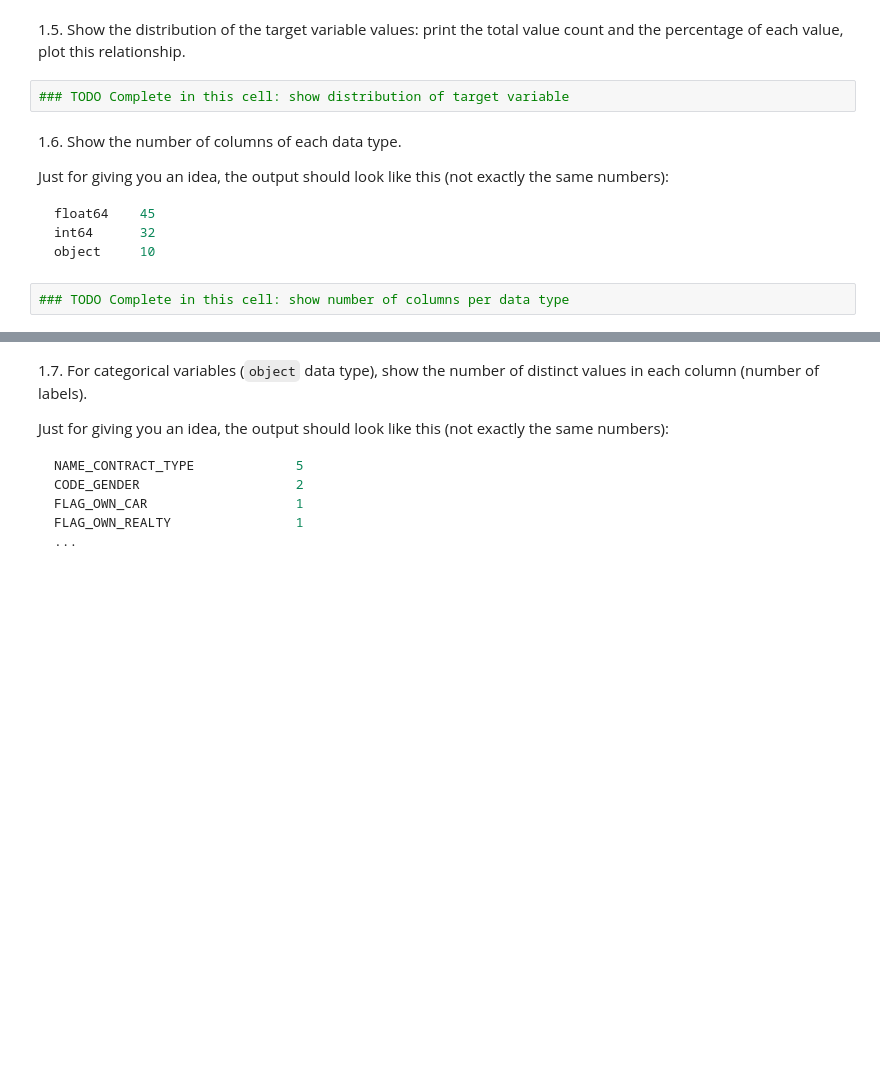
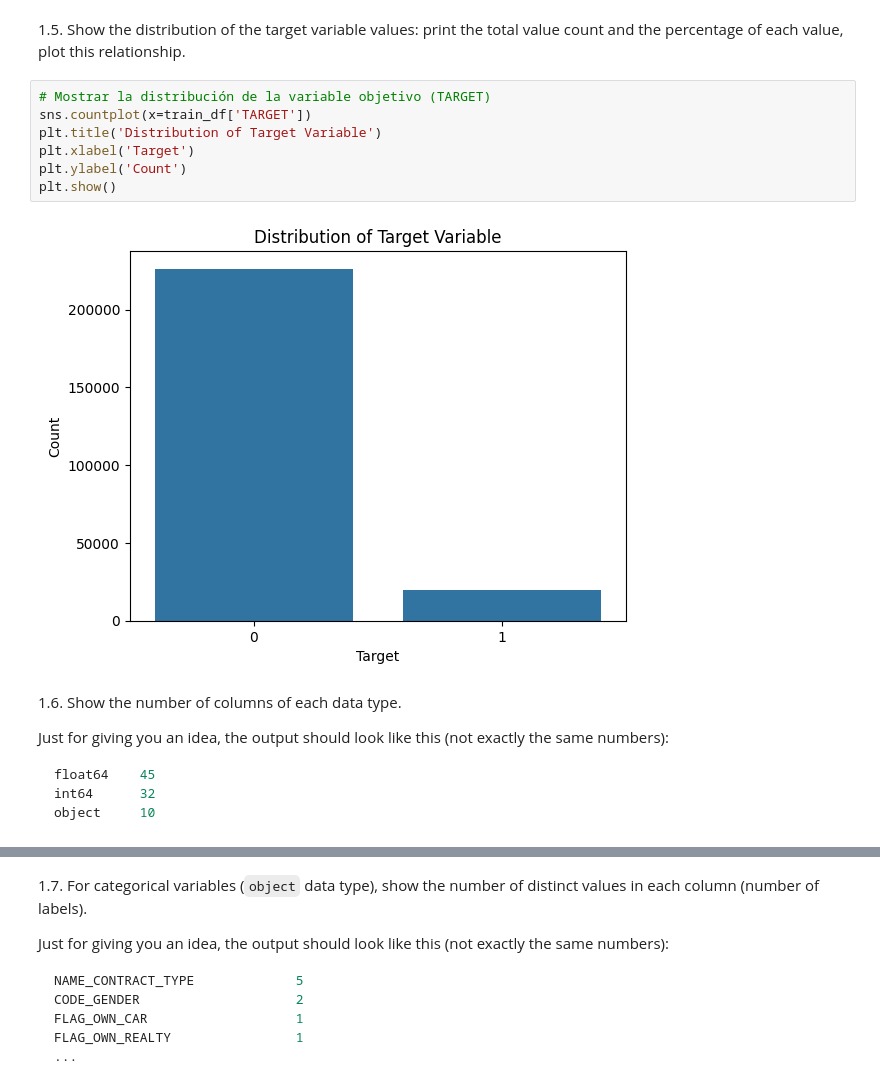
Before and after one commit to mmillan18/project2IB, a Jupyter notebook: assignment_Proy2/Features_Project 02.ipynb, the cells around one changed output, grey strips where cells are left out. Drawn from its saved outputs; the diff is of its cells as text; blank space fills up the shorter version.

````diff
--- a/assignment_Proy2/Features_Project 02.ipynb
+++ b/assignment_Proy2/Features_Project 02.ipynb
@@ -96,7 +170,14 @@ AMT_REQ_CREDIT_BUREAU_DAY|0.0|0.0|0.0|0.0|0.0
 # %% [markdown]
 1.5. Show the distribution of the target variable values: print the total value count and the percentage of each value, plot this relationship.
-# %%
-### TODO Complete in this cell: show distribution of target variable
+# %%
+# Mostrar la distribución de la variable objetivo (TARGET)
+sns.countplot(x=train_df['TARGET'])
+plt.title('Distribution of Target Variable')
+plt.xlabel('Target')
+plt.ylabel('Count')
+plt.show()
+# %% [output]
+[figure, added]
 # %% [markdown]
 1.6. Show the number of columns of each data type.
 
@@ -107,5 +188,3 @@ float64    45
 int64      32
 object     10
 ```
-# %%
-### TODO Complete in this cell: show number of columns per data type
````
Also changed, not shown: parts of 39 cells of this notebook.
